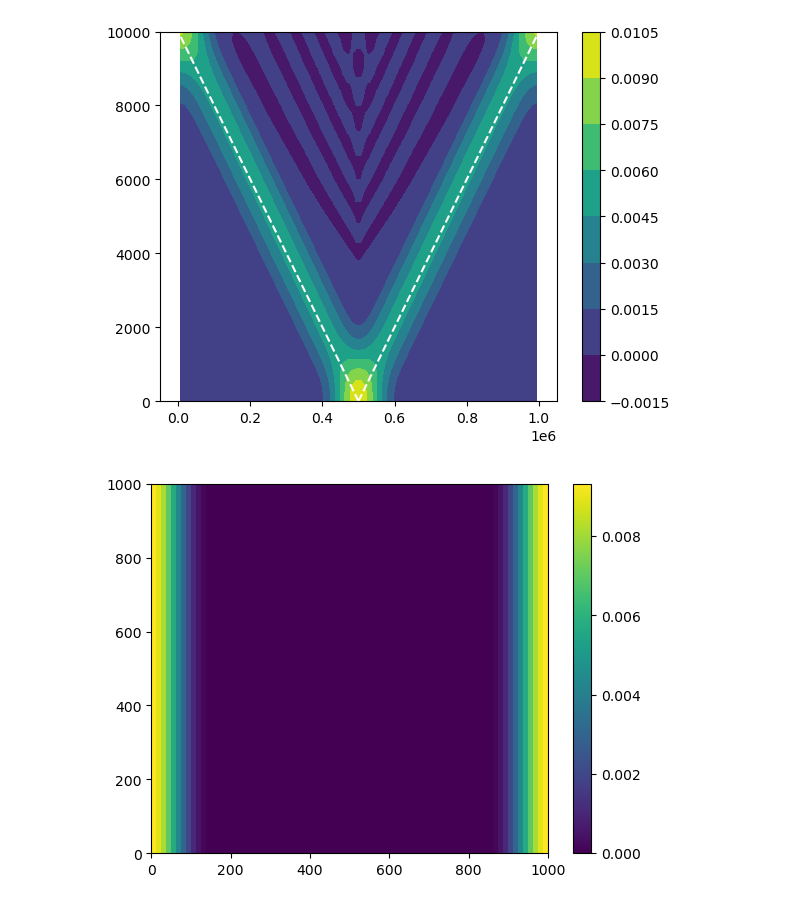
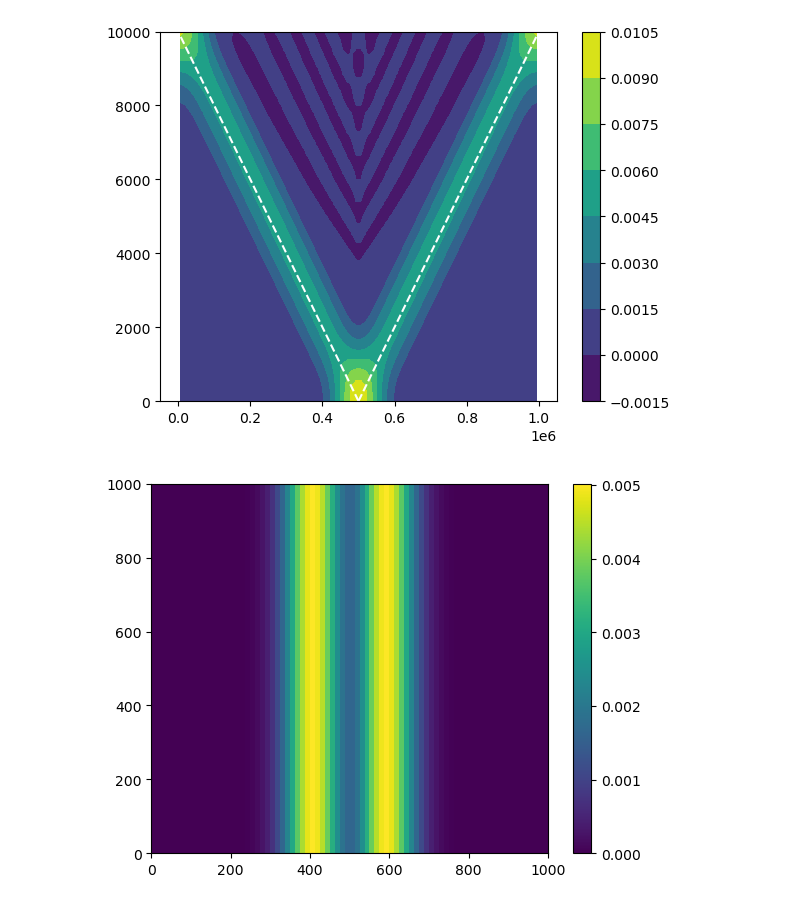
Before and after one commit to ThomasLi0314/OSSWEM_Thomas, a Jupyter notebook: Prototype.ipynb, the cells around one changed output. Cells and saved outputs as stored; diff of their text form; code cells hidden in the pictures.

```diff
--- a/Prototype.ipynb
+++ b/Prototype.ipynb
@@ -151,14 +151,15 @@ class DQSWE:
         print("Time: Trun * ( cg / L ) =", Trun * self.cg / self. Lx)
         print("Running...")
 
-        u = np.zeros((self.ni, self.nj, nsamps+1))
-        v = np.zeros((self.ni, self.nj, nsamps+1))
-        eta = np.zeros((self.ni, self.nj, nsamps+1))
+        # Pre-allocatge diagnostics to be returned from run()
+        u = np.zeros((nsamps+1, self.nj, self.ni))
+        v = np.zeros((nsamps+1, self.nj, self.ni))
+        eta = np.zeros((nsamps+1, self.nj, self.ni))
         time = np.zeros((nsamps+1))
 
-        u[:,:,0] = M.u.copy()
-        v[:,:,0] = M.v.copy()
-        eta[:,:,0] = M.eta.copy()
+        u[0] = M.u.copy()
+        v[0] = M.v.copy()
+        eta[0] = M.eta.copy()
         time[0] = M.time
 
         nsamp = 0
@@ -166,9 +167,9 @@ class DQSWE:
             M.step( dt )
             if iter % samp ==0:
                 nsamp += 1
-                u[:,:,nsamp] = M.u.copy()
-                v[:,:,nsamp] = M.v.copy()
-                eta[:,:,nsamp] = M.eta.copy()
+                u[nsamp] = M.u.copy()
+                v[nsamp] = M.v.copy()
+                eta[nsamp] = M.eta.copy()
                 time[nsamp] = M.time
         print("...done")
         return u, v, eta, time
@@ -340,6 +341,6 @@ Running...
 [figure]
 [figure]
 # %%
-plt.pcolormesh(M.x1/1e3, M.y1/1e3, eta[:,:,-1]); plt.colorbar();
+plt.pcolormesh(M.x1/1e3, M.y1/1e3, eta[10]); plt.colorbar();
 # %% [output]
-[figure, old version]
+[figure, new version]
```
Also changed, not shown: parts of 3 cells of this notebook, 1 other file.
